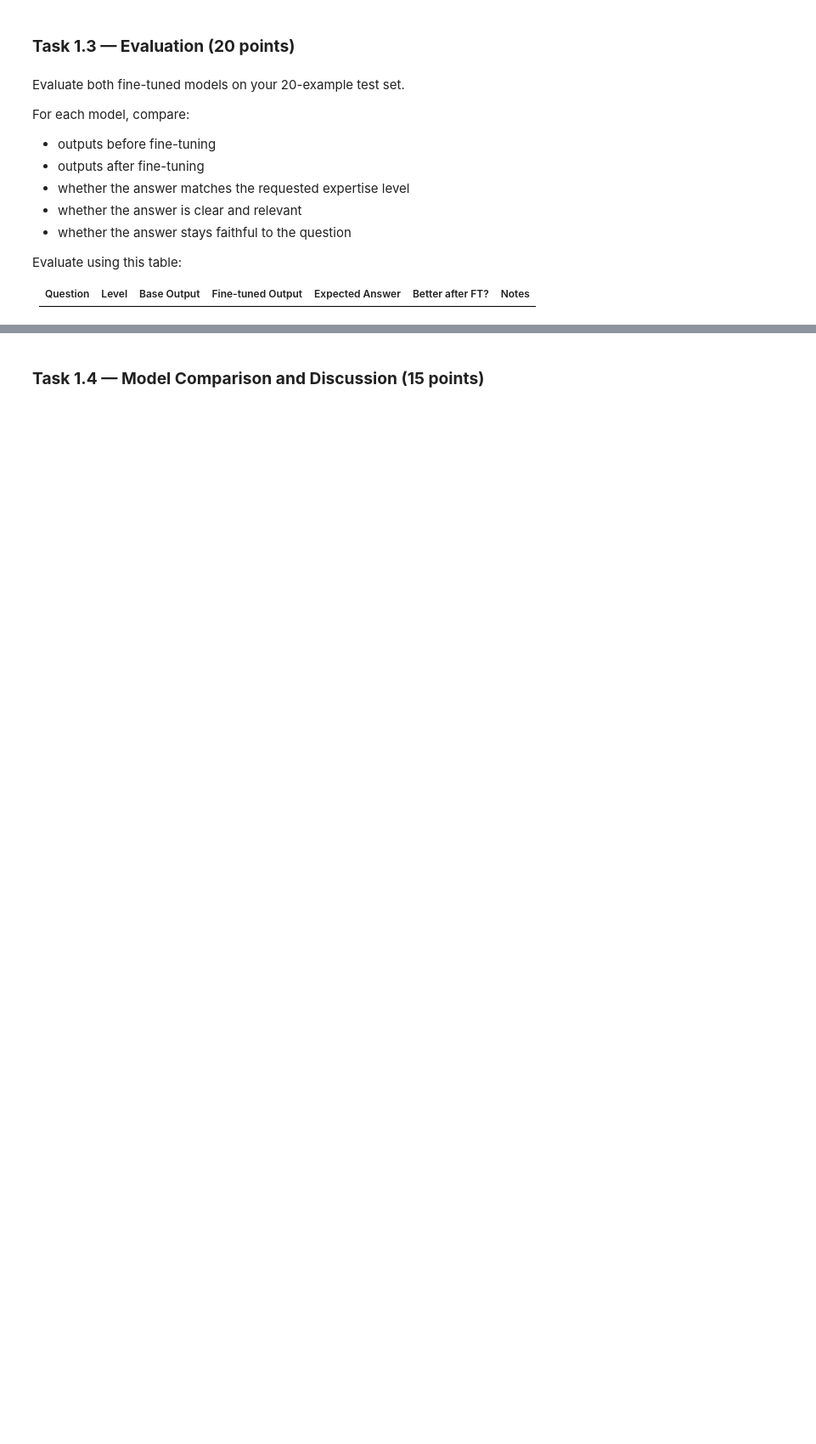
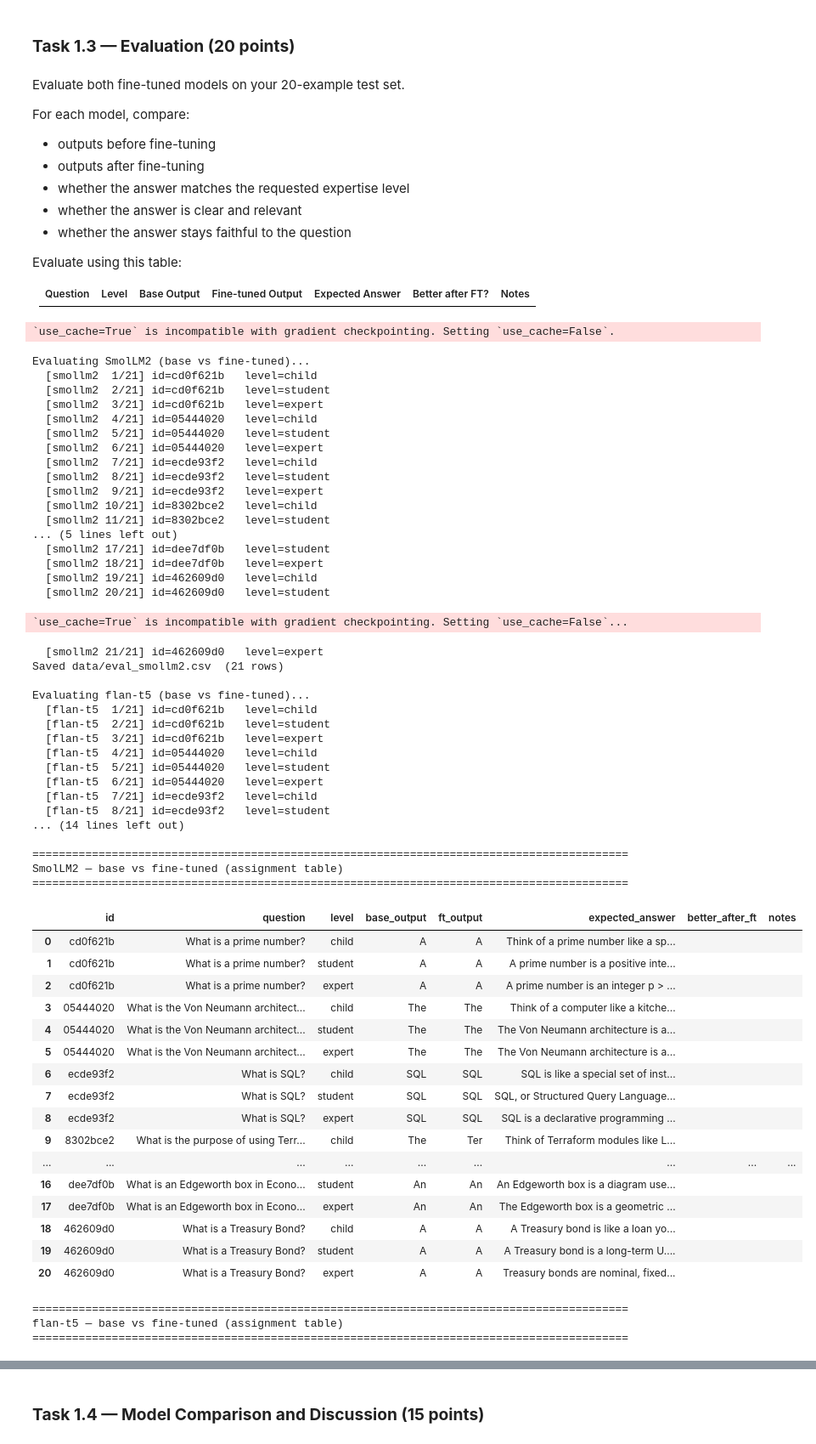
Before and after one commit to MGhanayim/qlora-finetuning-and-attention, a Jupyter notebook: From_Finetuning_to_Attention_Inside_LLMs.ipynb, the cells around one changed output, grey strips where cells are left out. Shown at 85% size. Saved outputs shown, nothing was run; the diff lists cells and outputs as text; code cells hidden in the pictures; blank space fills up the shorter version.

```diff
--- a/From_Finetuning_to_Attention_Inside_LLMs.ipynb
+++ b/From_Finetuning_to_Attention_Inside_LLMs.ipynb
@@ -1257,37 +1291,89 @@ def evaluate_model(model, tokenizer, test_ds, generate_fn, label: str) -> pd.Dat
     return pd.DataFrame(rows)
 
 
-# Drop dropout / freeze batch-norm stats for inference. Greedy decoding is
-# argmax-only, but model.eval() locks down anything else that could vary run-to-run.
-smollm2_trainer.model.eval()
-flant5_trainer.model.eval()
-
 os.makedirs("data", exist_ok=True)
 
 print("Evaluating SmolLM2 (base vs fine-tuned)...")
 smollm2_eval_df = evaluate_model(
     smollm2_trainer.model, smollm2_tok, test_ds, _generate_causal, "smollm2"
 )
 smollm2_eval_df.to_csv("data/eval_smollm2.csv", index=False)
 print(f"Saved data/eval_smollm2.csv  ({len(smollm2_eval_df)} rows)\n")
 
 print("Evaluating flan-t5 (base vs fine-tuned)...")
 flant5_eval_df = evaluate_model(
     flant5_trainer.model, flant5_tok, test_ds, _generate_seq2seq, "flan-t5"
 )
 flant5_eval_df.to_csv("data/eval_flant5.csv", index=False)
 print(f"Saved data/eval_flant5.csv  ({len(flant5_eval_df)} rows)\n")
 
 
 # Widen pandas column display so long generation strings aren't truncated to "…".
 pd.set_option("display.max_colwidth", 200)
 
 print("=" * 90)
 print("SmolLM2 — base vs fine-tuned (assignment table)")
 print("=" * 90)
 display(smollm2_eval_df)
 
 print("=" * 90)
 print("flan-t5 — base vs fine-tuned (assignment table)")
 print("=" * 90)
 display(flant5_eval_df)
+# %% [output]
+`use_cache=True` is incompatible with gradient checkpointing. Setting `use_cache=False`.
+Evaluating SmolLM2 (base vs fine-tuned)...
+  [smollm2  1/21] id=cd0f621b   level=child
+  [smollm2  2/21] id=cd0f621b   level=student
+  [smollm2  3/21] id=cd0f621b   level=expert
+  [smollm2  4/21] id=05444020   level=child
+  [smollm2  5/21] id=05444020   level=student
+  [smollm2  6/21] id=05444020   level=expert
+  [smollm2  7/21] id=ecde93f2   level=child
+  [smollm2  8/21] id=ecde93f2   level=student
+  [smollm2  9/21] id=ecde93f2   level=expert
+  [smollm2 10/21] id=8302bce2   level=child
+  [smollm2 11/21] id=8302bce2   level=student
+... (5 lines left out)
+  [smollm2 17/21] id=dee7df0b   level=student
+  [smollm2 18/21] id=dee7df0b   level=expert
+  [smollm2 19/21] id=462609d0   level=child
+  [smollm2 20/21] id=462609d0   level=student
+`use_cache=True` is incompatible with gradient checkpointing. Setting `use_cache=False`...
+  [smollm2 21/21] id=462609d0   level=expert
+Saved data/eval_smollm2.csv  (21 rows)
+
+Evaluating flan-t5 (base vs fine-tuned)...
+  [flan-t5  1/21] id=cd0f621b   level=child
+  [flan-t5  2/21] id=cd0f621b   level=student
+  [flan-t5  3/21] id=cd0f621b   level=expert
+  [flan-t5  4/21] id=05444020   level=child
+  [flan-t5  5/21] id=05444020   level=student
+  [flan-t5  6/21] id=05444020   level=expert
+  [flan-t5  7/21] id=ecde93f2   level=child
+  [flan-t5  8/21] id=ecde93f2   level=student
+... (14 lines left out)
+
+==========================================================================================
+SmolLM2 — base vs fine-tuned (assignment table)
+==========================================================================================
+|  | id | question | level | base_output | ft_output | expected_answer | better_after_ft | notes |
+| 0 | cd0f621b | What is a prime number? | child | A | A | Think of a prime number like a sp... |  |  |
+| 1 | cd0f621b | What is a prime number? | student | A | A | A prime number is a positive inte... |  |  |
+| 2 | cd0f621b | What is a prime number? | expert | A | A | A prime number is an integer p > ... |  |  |
+| 3 | 05444020 | What is the Von Neumann architect... | child | The | The | Think of a computer like a kitche... |  |  |
+| 4 | 05444020 | What is the Von Neumann architect... | student | The | The | The Von Neumann architecture is a... |  |  |
+| 5 | 05444020 | What is the Von Neumann architect... | expert | The | The | The Von Neumann architecture is a... |  |  |
+| 6 | ecde93f2 | What is SQL? | child | SQL | SQL | SQL is like a special set of inst... |  |  |
+| 7 | ecde93f2 | What is SQL? | student | SQL | SQL | SQL, or Structured Query Language... |  |  |
+| 8 | ecde93f2 | What is SQL? | expert | SQL | SQL | SQL is a declarative programming ... |  |  |
+| 9 | 8302bce2 | What is the purpose of using Terr... | child | The | Ter | Think of Terraform modules like L... |  |  |
+| ... | ... | ... | ... | ... | ... | ... | ... | ... |
+| 16 | dee7df0b | What is an Edgeworth box in Econo... | student | An | An | An Edgeworth box is a diagram use... |  |  |
+| 17 | dee7df0b | What is an Edgeworth box in Econo... | expert | An | An | The Edgeworth box is a geometric ... |  |  |
+| 18 | 462609d0 | What is a Treasury Bond? | child | A | A | A Treasury bond is like a loan yo... |  |  |
+| 19 | 462609d0 | What is a Treasury Bond? | student | A | A | A Treasury bond is a long-term U.... |  |  |
+| 20 | 462609d0 | What is a Treasury Bond? | expert | A | A | Treasury bonds are nominal, fixed... |  |  |
+==========================================================================================
+flan-t5 — base vs fine-tuned (assignment table)
+==========================================================================================
```
Also changed, not shown: parts of 10 cells of this notebook.
